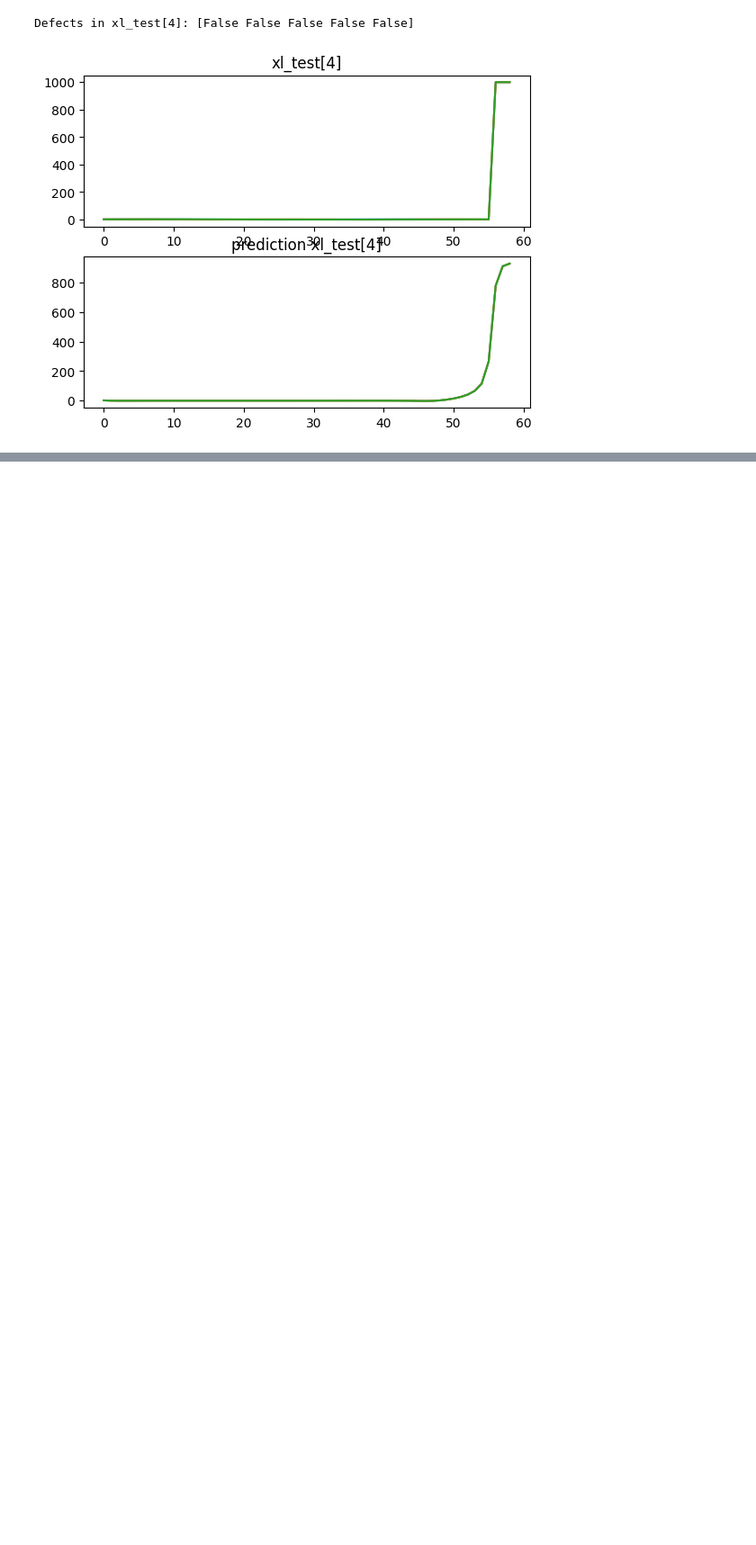
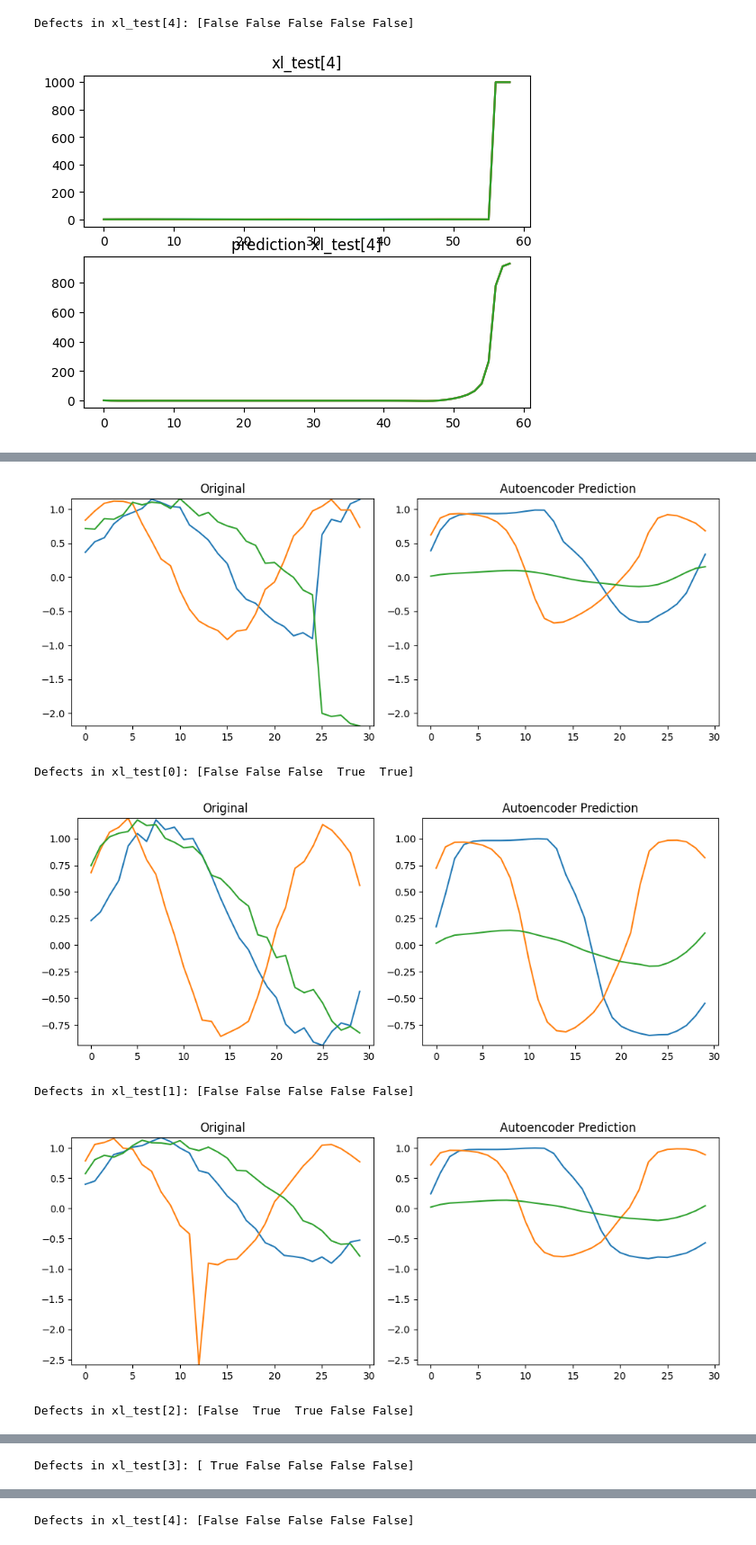
Before and after one commit to bujowskis/ai-experiments, a Jupyter notebook: candy-defects/ProjectData-progress.ipynb, the cells around one changed output, grey strips where cells are left out. Shown at 90% size. Cells and saved outputs as stored; diff of their text form; code cells hidden in the pictures; blank space fills up the shorter version.

```diff
--- a/candy-defects/ProjectData-progress.ipynb
+++ b/candy-defects/ProjectData-progress.ipynb
@@ -387,0 +551,41 @@ Make sure all arrays contain the same number of samples.
+# %%
+import matplotlib.pyplot as plt
+
+# Assuming xl_test and autoencoder_predictions are NumPy arrays
+# with sequences to be plotted
+
+def plot_comparison(sample_index, predictions):
+    # Create subplots
+    fig, axes = plt.subplots(1, 2, figsize=(10, 4))
+
+    # Plot original sequence
+    xl_test_to_plot = xl_test[sample_index][:30]
+    axes[0].plot(xl_test_to_plot)
+    axes[0].set_title('Original')
+
+    # Plot autoencoder prediction
+    autoencoder_prediction_to_plot = predictions[sample_index][:30]
+    axes[1].plot(autoencoder_prediction_to_plot)
+    axes[1].set_title('Autoencoder Prediction')
+
+    # Set y-axis limits to be the same for both subplots
+    y_min = min(xl_test_to_plot.min(), autoencoder_prediction_to_plot.min())
+    y_max = max(xl_test_to_plot.max(), autoencoder_prediction_to_plot.max())
+
+    axes[0].set_ylim(y_min, y_max)
+    axes[1].set_ylim(y_min, y_max)
+
+    # Add labels, title, etc., as needed
+    plt.tight_layout()
+    plt.show()
+    print(f'Defects in xl_test[{sample_index}]: {yl_test[sample_index]}')
+# %%
+for i in range(0, 5):
+    plot_comparison(i, autoencoder_predictions)
+# %% [output]
+[figure, added]
+Defects in xl_test[0]: [False False False  True  True]
+[figure, added]
+Defects in xl_test[1]: [False False False False False]
+[figure, added]
+Defects in xl_test[2]: [False  True  True False False]
@@ -387,0 +593 @@ Make sure all arrays contain the same number of samples.
+Defects in xl_test[3]: [ True False False False False]
@@ -387,0 +595 @@ Make sure all arrays contain the same number of samples.
+Defects in xl_test[4]: [False False False False False]
```
Also changed, not shown: parts of 11 cells of this notebook, 12 other files.
